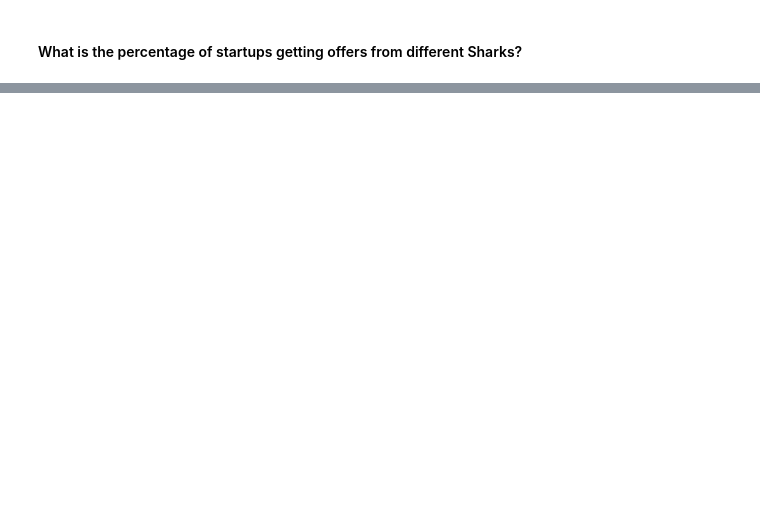
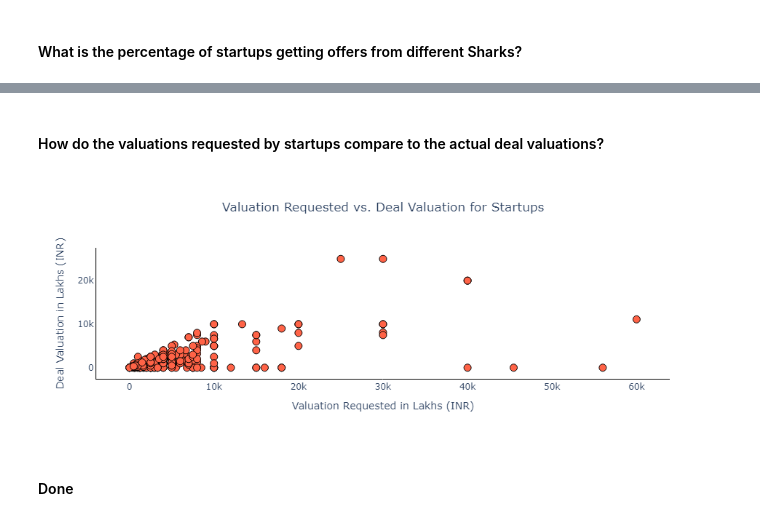
Before and after one commit to AnirudhSinghBhadauria/shark-tank-analysis, a Jupyter notebook: shark_tank_analysis.ipynb, the cells around one changed output, grey strips where cells are left out. Drawn from its saved outputs; the diff is of its cells as text; code cells hidden in the pictures; blank space fills up the shorter version.

Commit message:
nearly done with analysis

```diff
--- a/shark_tank_analysis.ipynb
+++ b/shark_tank_analysis.ipynb
@@ -652,0 +1114,66 @@ fig.show()
+# %% [markdown]
+#### How do the valuations requested by startups compare to the actual deal valuations?
+# %%
+valuation_estimation = tank_df.loc[
+    (tank_df['received_offer'] == 1),
+    ['startup_name', 'valueation_requested', 'deal_valuation']
+]
+
+valuation_estimation['valueation_requested'] = valuation_estimation['valueation_requested'].round(2)
+# %%
+# Plot for Valuation requested vs Deal valuationabs
+
+data = {
+    'startup_name': valuation_estimation['startup_name'],
+    'valueation_requested': valuation_estimation['valueation_requested'],
+    'deal_valuation': valuation_estimation['deal_valuation']
+}
+
+df = pd.DataFrame(data)
+
+fig = px.scatter(
+    df,
+    x='valueation_requested',
+    y='deal_valuation',
+    labels={
+        'valueation_requested': 'Valuation Requested (in Lakhs)',
+        'deal_valuation': 'Deal Valuation (in Lakhs)'
+    },
+    title='Scatter Plot of Valuation Requested vs. Deal Valuation',
+    hover_data=['startup_name']
+)
+
+fig.update_traces(
+    marker=dict(
+        size=10,
+        color='rgb(255, 99, 71)',
+        line=dict(width=1, color='black')
+    )
+)
+fig.update_layout(
+    plot_bgcolor='white',
+    paper_bgcolor='white',
+    title={
+        'text': 'Valuation Requested vs. Deal Valuation for Startups',
+        'x': 0.5,
+        'xanchor': 'center'
+    },
+    xaxis=dict(
+        showline=True,
+        linewidth=1,
+        linecolor='black',
+        title='Valuation Requested in Lakhs (INR)',
+    ),
+    yaxis=dict(
+        showline=True,
+        linewidth=1,
+        linecolor='black',
+        title='Deal Valuation in Lakhs (INR)',
+    )
+)
+
+fig.show()
+# %% [output]
+[figure, added]
+# %% [markdown]
+#### Done
```
Also changed, not shown: parts of 38 cells of this notebook, 2 other files.
